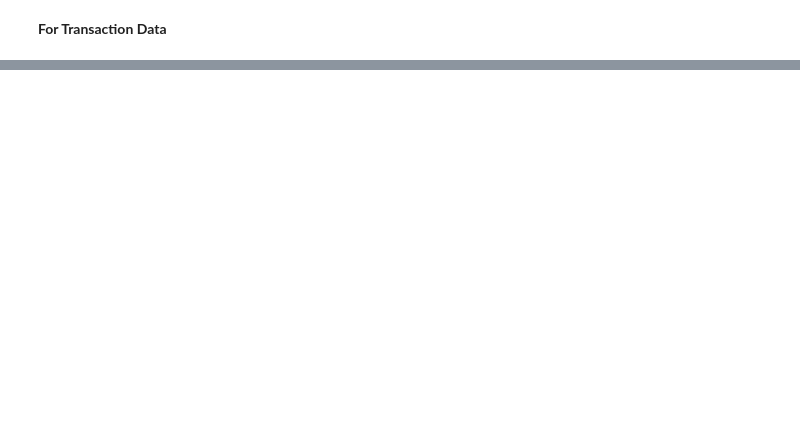
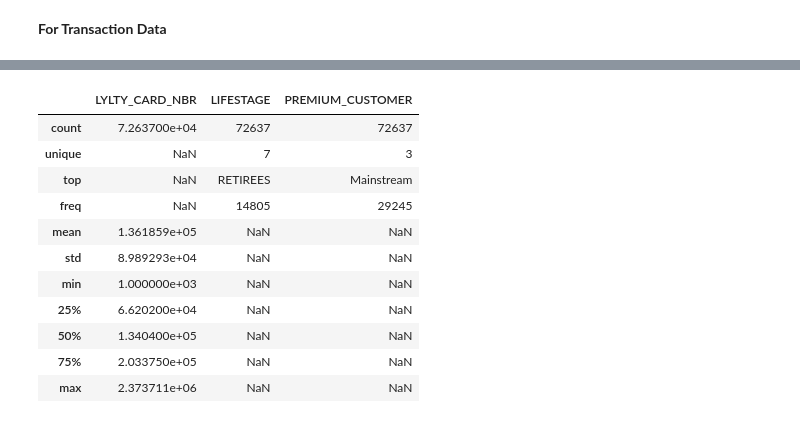
Before and after one commit to ankitg-02/customer-purchase-and-transactional-behavoiur-analysis, a Jupyter notebook: CPTBA_1.ipynb, the cells around one changed output, grey strips where cells are left out. Saved outputs shown, nothing was run; the diff lists cells and outputs as text; code cells hidden in the pictures; blank space fills up the shorter version.

```diff
--- a/CPTBA_1.ipynb
+++ b/CPTBA_1.ipynb
@@ -162,0 +236,15 @@ plt.show()
+# %%
+purchase.describe(include='all')
+# %% [output]
+|  | LYLTY_CARD_NBR | LIFESTAGE | PREMIUM_CUSTOMER |
+| count | 7.263700e+04 | 72637 | 72637 |
+| unique | NaN | 7 | 3 |
+| top | NaN | RETIREES | Mainstream |
+| freq | NaN | 14805 | 29245 |
+| mean | 1.361859e+05 | NaN | NaN |
+| std | 8.989293e+04 | NaN | NaN |
+| min | 1.000000e+03 | NaN | NaN |
+| 25% | 6.620200e+04 | NaN | NaN |
+| 50% | 1.340400e+05 | NaN | NaN |
+| 75% | 2.033750e+05 | NaN | NaN |
+| max | 2.373711e+06 | NaN | NaN |
```
Also changed, not shown: parts of 21 cells of this notebook.
